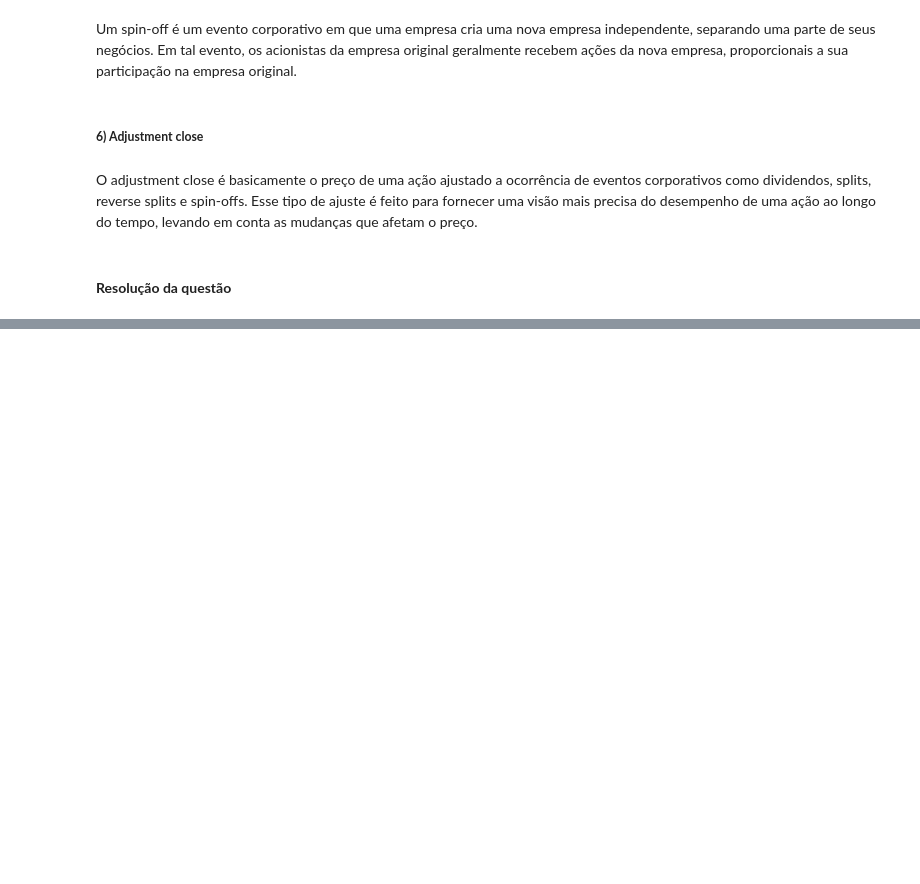
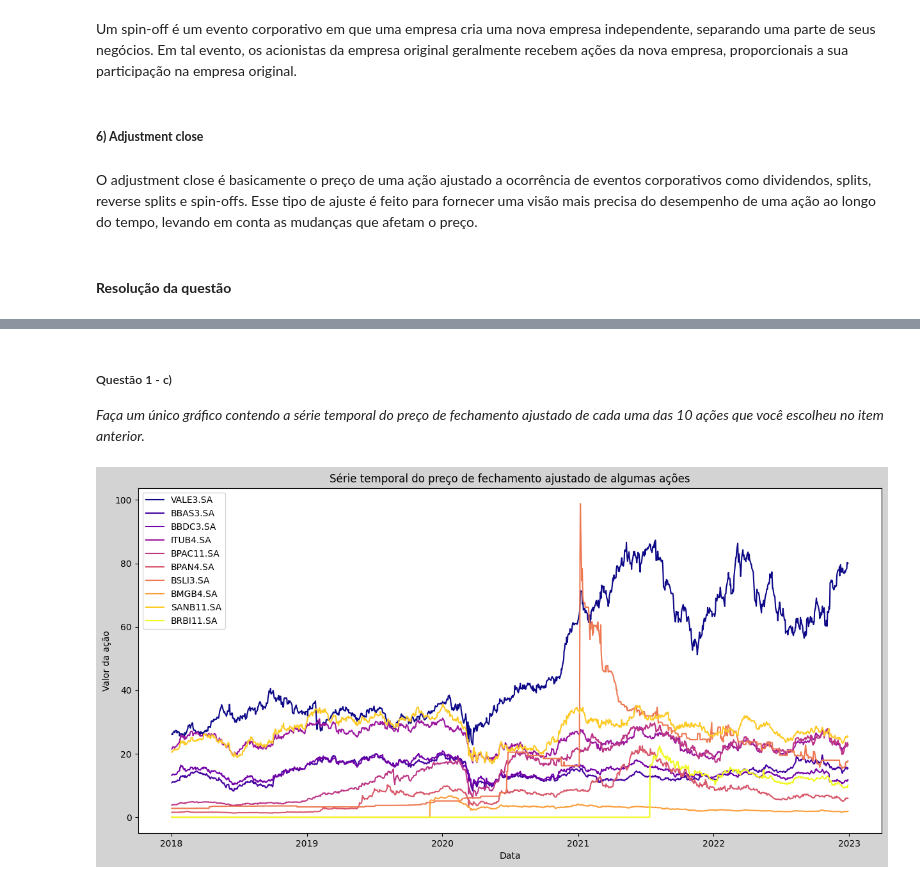
Before and after one commit to GB-Navarro/case_introdutorio_fin_quant, a Jupyter notebook: case_quant_introdutorio.ipynb, the cells around one changed output, grey strips where cells are left out. Cells and saved outputs as stored; diff of their text form; code cells hidden in the pictures; blank space fills up the shorter version.

```diff
--- a/case_quant_introdutorio.ipynb
+++ b/case_quant_introdutorio.ipynb
@@ -84,0 +145,7 @@ Date
+# %%
+# Obtem a lista contendo todos os preços de fechamento ajustado para os tickers setados na variável de configuração "setup" entre o período
+# "start_date" e "end_date" (também setados na variável de configuração "setup").
+filtered_data = get_filtered_data()
+
+# Concatena horizontalmente os dados obtidos na lista acima, transformando-os em um DataFrame do pandas.
+concatened_data = pd.concat(filtered_data, axis=1, keys=[name for name in setup['tickers']], names=["Tickers"])
@@ -84,0 +163,34 @@ Date
+# %%
+def adjust_concatened_data(concatened_data):
+    '''
+        Description:
+            Essa função tem o objetivo de ajustar os preços de fechamento de todas as empresas, fazendo com que, empresas que não possuam
+            tais preços de fechamento para todas as datas entre o período "start_date" e "end_date" tenham 0 como valor de fechamento. Tal ajuste
+            possui o intuito de fazer com que todas as empresas tenham algum número que represente o seu preço de fechamento, visando assim
+            evitar problemas na hora de plotar gráficos.
+        Args:
+            concatened_data (pandas.DataFrame): DataFrame que contém os preços de fechamento entre "start_date" e "end_date" de todas as empresas
+            que possuem seu ticker setado na variável de configuração "setup".
+        Return:
+            concatened_data (pandas.DataFrame): Retorna o mesmo DataFrame que foi recebido por parâmetro, porém, com o ajuste descrito na descrição
+            dessa função.
+    '''
+
+    # Obtem o número de colunas do dataframe
+    tickers_number = concatened_data.shape[1]
+
+    # Itera sobre cada ticker
+    for i in range(tickers_number):
+        # Se a empresa representada pelo ticker em questão não possuir todos os preços de fechamento entre "start_date" e "end_date", tais preços
+        # não existentes serão setados como 0.
+        concatened_data.iloc[:,i] = concatened_data.iloc[:,i].fillna(0)
+
+    # Retorna o DataFrame que foi recebido por parâmetro, porém, com o ajuste descrito na descrição da função feito.
+    return concatened_data
+# %%
+# Obtem o DataFrame com os preços de fechamento dos tickers setados na variável de configuração "setup" no período entre "start_date" e
+# "end_date" ajustado.
+adjusted_data = adjust_concatened_data(concatened_data)
+
+# Exibe o DataFrame obtido acima.
+adjusted_data
@@ -84,0 +213,4 @@ Date
+# %% [markdown]
+##### Questão 1 - c)
+
+*Faça um único gráfico contendo a série temporal do preço de fechamento ajustado de cada uma das 10 ações que você escolheu no item anterior.*
@@ -84,0 +266,4 @@ Date
+# %%
+plot_adjusted_close_prices(adjusted_data)
+# %% [output]
+[figure, added]
```
Also changed, not shown: parts of 14 cells of this notebook.
